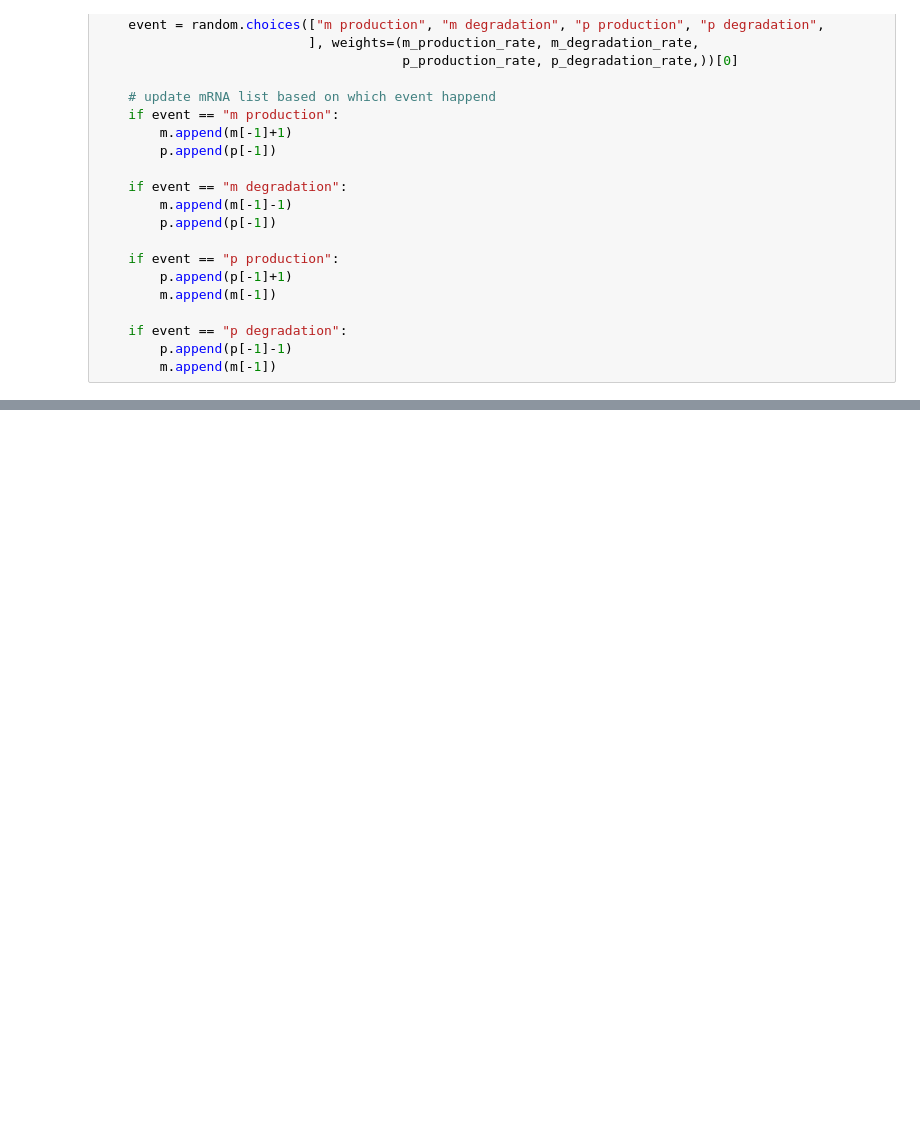
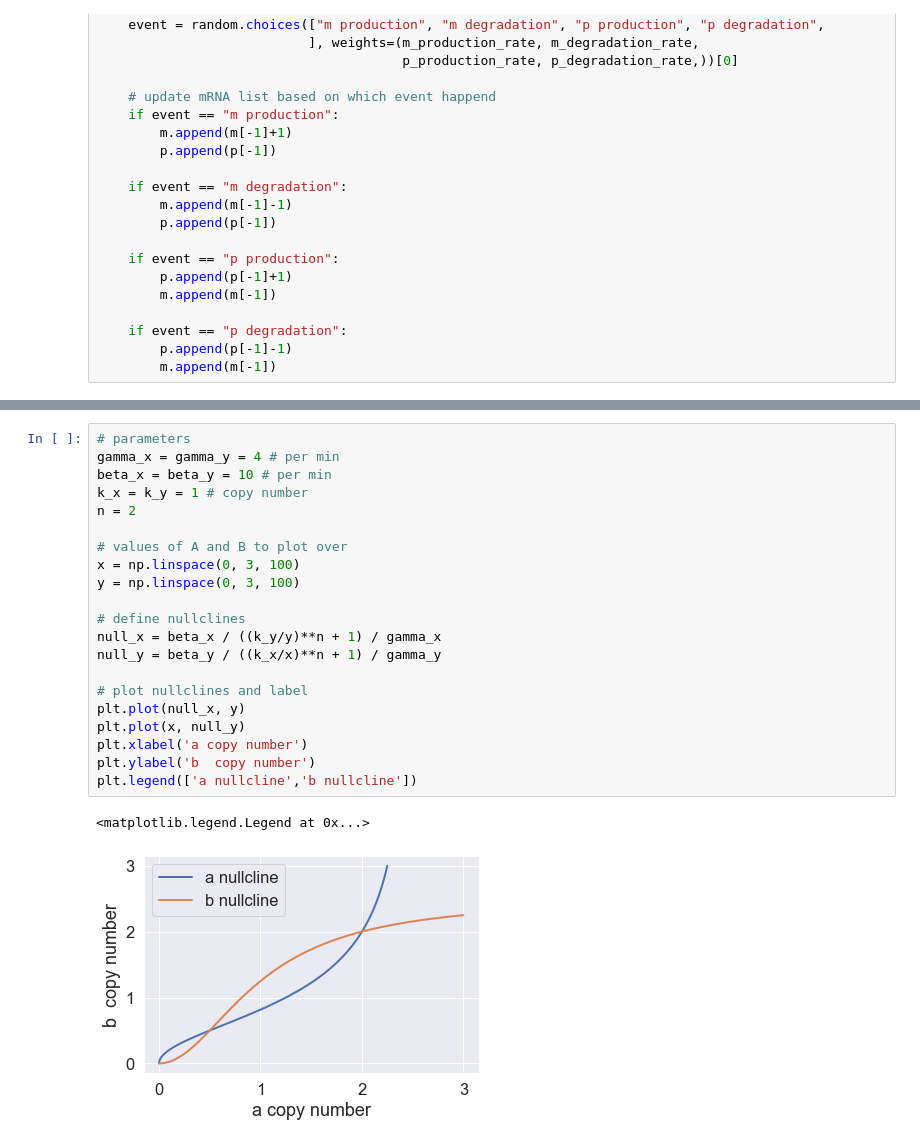
Before and after one commit to sbeeler/BIOL301_Fall2022, a Jupyter notebook: _sources/HW6_prep.ipynb, the cells around one changed output, grey strips where cells are left out. Cells and saved outputs as stored; diff of their text form; blank space fills up the shorter version.

```diff
--- a/_sources/HW6_prep.ipynb
+++ b/_sources/HW6_prep.ipynb
@@ -212,0 +247,24 @@ while t[-1] < total_time:
+# %%
+# parameters
+gamma_x = gamma_y = 4 # per min
+beta_x = beta_y = 10 # per min
+k_x = k_y = 1 # copy number
+n = 2
+
+# values of A and B to plot over
+x = np.linspace(0, 3, 100)
+y = np.linspace(0, 3, 100)
+
+# define nullclines
+null_x = beta_x / ((k_y/y)**n + 1) / gamma_x
+null_y = beta_y / ((k_x/x)**n + 1) / gamma_y
+
+# plot nullclines and label
+plt.plot(null_x, y)
+plt.plot(x, null_y)
+plt.xlabel('a copy number')
+plt.ylabel('b  copy number')
+plt.legend(['a nullcline','b nullcline'])
+# %% [output]
+<matplotlib.legend.Legend at 0x...>
+[figure, added]
```
Also changed, not shown: parts of 5 cells of this notebook, 22 other files.
